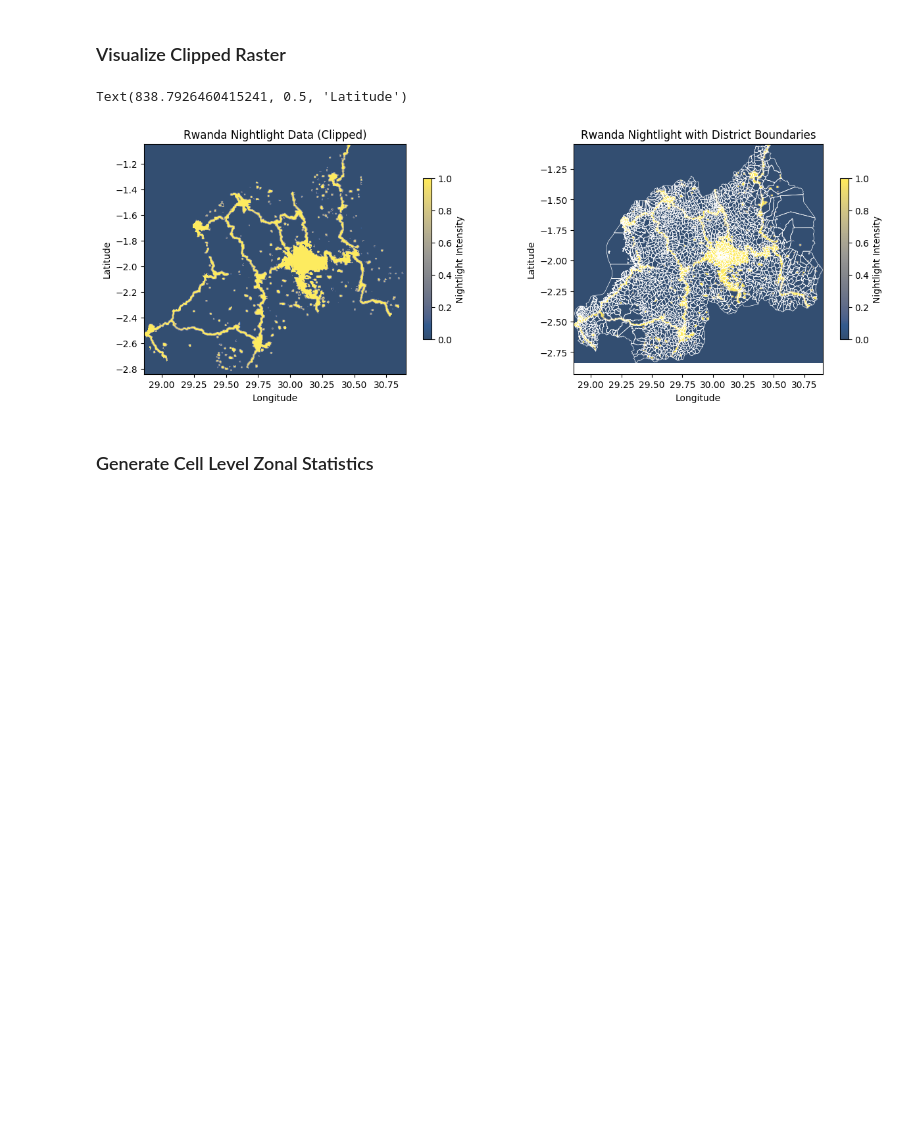
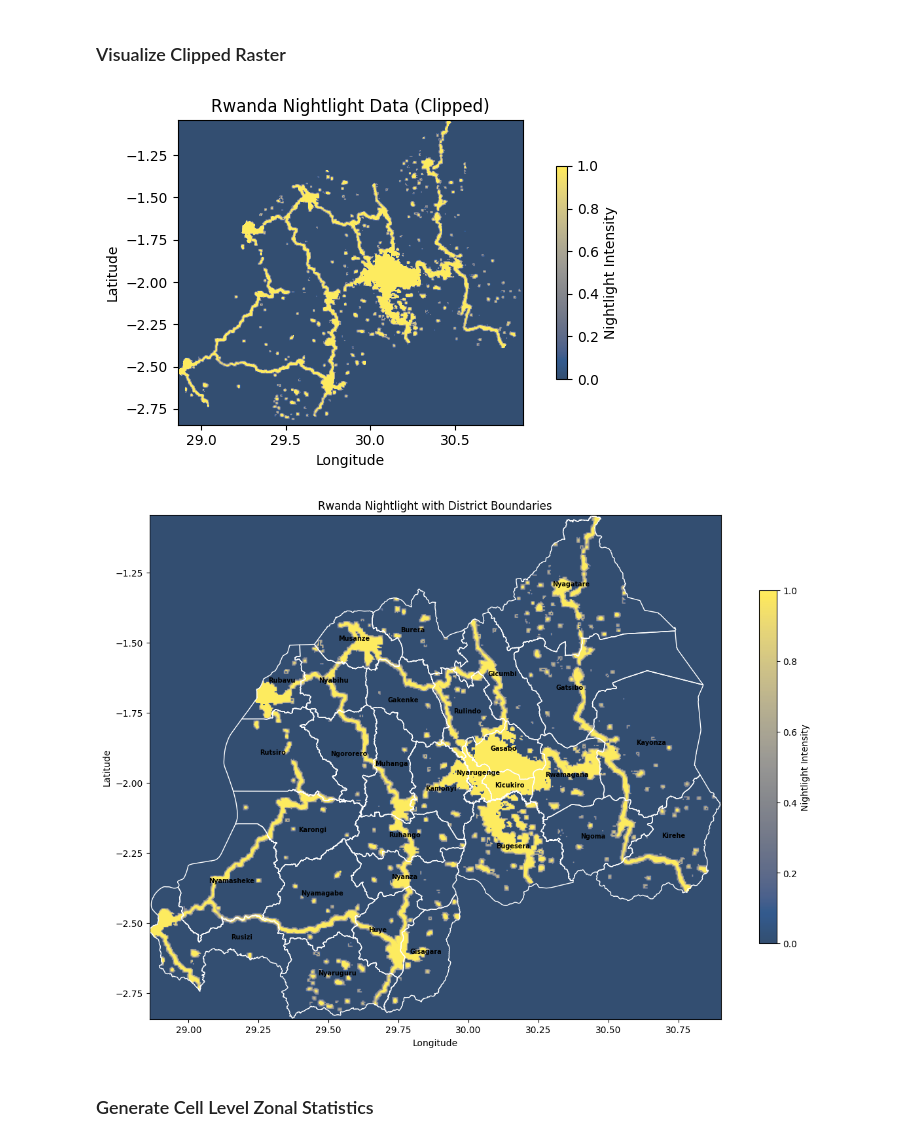
Before and after one commit to docileum/nightlight-analysis-Docile-Umurengezi, a Jupyter notebook: notebooks/assignment-3-zonal-stats.ipynb, the cells around one changed output. Drawn from its saved outputs; the diff is of its cells as text; code cells hidden in the pictures; blank space fills up the shorter version.

```diff
--- a/notebooks/assignment-3-zonal-stats.ipynb
+++ b/notebooks/assignment-3-zonal-stats.ipynb
@@ -51,7 +51,11 @@ FILE_NTL = DIR_DATA / "ntl/VNL_npp_2024_global_vcmslcfg_v2_c202502261200.average
 FILE_SHP_ADM4 = DIR_DATA / "geospatial/pop-demo-infra/adm4-pop-buildings.shp"
 
 # Shapefile with national boundaries (admin region level 0)
-FILE_SHP_ADM0 = DIR_DATA / "geospatial/geoBoundaries-RWA-ADM0-all/geoBoundaries-RWA-ADM0.shp"
+
+FILE_SHP_ADM0 = DIR_DATA / "geospatial/adm-bounds/geoBoundaries-RWA-ADM0-all/geoBoundaries-RWA-ADM0.shp"
+
+# Shapefile with district boundaries (admin region level 2)
+FILE_SHP_ADM2 = DIR_DATA / "geospatial/adm-bounds/geoBoundaries-RWA-ADM2-all/geoBoundaries-RWA-ADM2.shp"
 # %% [markdown]
 ## Zonal Statistics Analysis
 # %% [markdown]
@@ -128,7 +132,7 @@ def clip_raster_to_boundary(input_raster_path, boundary_gdf, output_path):
 clipped_raster_path = DIR_WORKSPACE / "outputs/rwanda_2024_ntl.tif"
 
 # Load level 0 boundaries in a GeoDataframe
-gdf_adm0 = gp.read_file(FILE_SHP_ADM0)
+gdf_adm0 = gp.read_file(FILE_SHP_ADM2)
 
 
 # Call the clip raster function which utilises rasterio package
@@ -153,38 +157,50 @@ Clipped raster info:
 # %%
 # =========================================
 # LOAD AND VISUALIZE THE CLIPPED RASTER
 # =========================================
 
-# Load cell boundaries
-gdf_adm4 = gp.read_file(FILE_SHP_ADM4)
+# Load Disctrict boundaries
+gdf_adm2 = gp.read_file(FILE_SHP_ADM2)
 
 with rasterio.open(rwanda_raster_path) as src:
     rwanda_nightlight = src.read(1)
     rwanda_extent = [src.bounds.left, src.bounds.right, src.bounds.bottom, src.bounds.top]
 
 # Create visualization
-plt.figure(figsize=(15, 10))
 
 # Plot 1: Clipped raster
-plt.subplot(2, 2, 1)
+plt.figure(figsize=(7, 4))
 plt.imshow(rwanda_nightlight, extent=rwanda_extent, cmap='cividis', vmin=0, vmax=1, alpha=0.8)
 plt.colorbar(label='Nightlight Intensity', shrink=0.7)
 plt.title('Rwanda Nightlight Data (Clipped)')
 plt.xlabel('Longitude')
 plt.ylabel('Latitude')
+plt.tight_layout()
+plt.show()
 
 # Plot 2: Raster with district boundaries
-plt.subplot(2, 2, 2)
+plt.figure(figsize=(15, 10))
 plt.imshow(rwanda_nightlight, extent=rwanda_extent, cmap='cividis', vmin=0, vmax=1,alpha=0.8)
-rwanda_districts_plot = gdf_adm4.to_crs(gdf_adm0.crs) if gdf_adm4.crs != gdf_adm0.crs else gdf_adm4
-rwanda_districts_plot.boundary.plot(ax=plt.gca(), color='white', linewidth=0.5)
+rwanda_districts_plot = gdf_adm2.to_crs(gdf_adm0.crs) if gdf_adm2.crs != gdf_adm0.crs else gdf_adm2
+rwanda_districts_plot.boundary.plot(ax=plt.gca(), color='white', linewidth=1)
 plt.colorbar(label='Nightlight Intensity', shrink=0.7)
 plt.title('Rwanda Nightlight with District Boundaries')
 plt.xlabel('Longitude')
 plt.ylabel('Latitude')
+
+for idx, row in gdf_adm2.iterrows():
+    point = row.geometry.representative_point()
+    plt.text(point.x, point.y,
+             row["shapeName"],
+             fontsize=7,
+             color="black",
+             ha="center",
+             weight="bold")
+
+plt.show()
 # %% [output]
-Text(838.7926460415241, 0.5, 'Latitude')
-[figure, old version]
+[figure, new version]
+[figure, added]
 # %% [markdown]
 ### Generate Cell Level Zonal Statistics
 # %%
```
Also changed, not shown: parts of 3 cells of this notebook, 3 other files.
